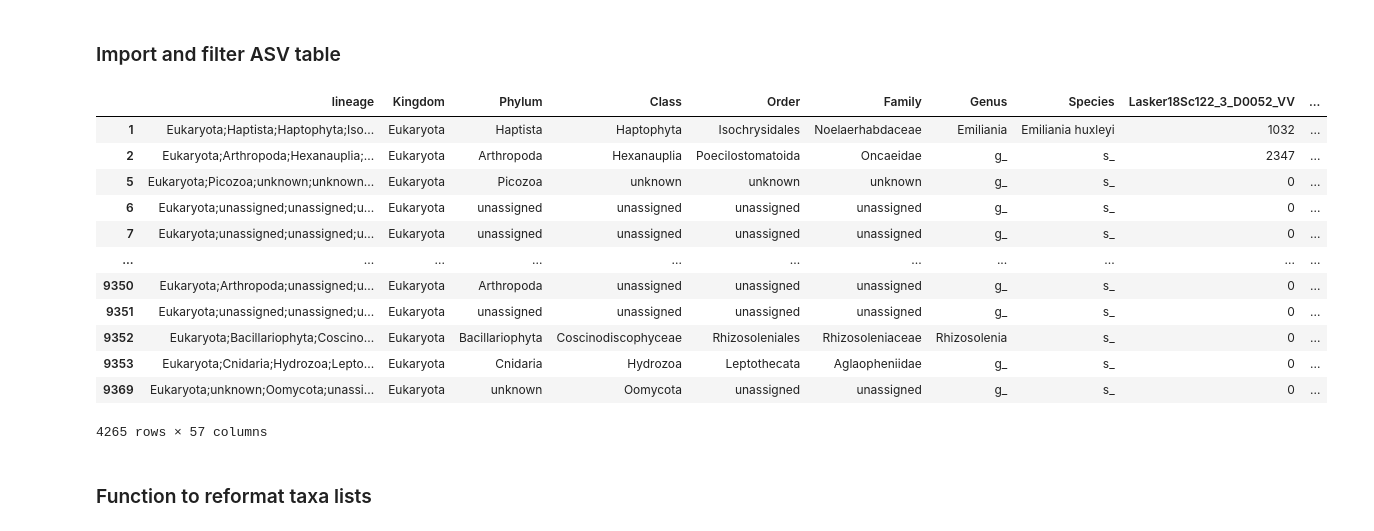
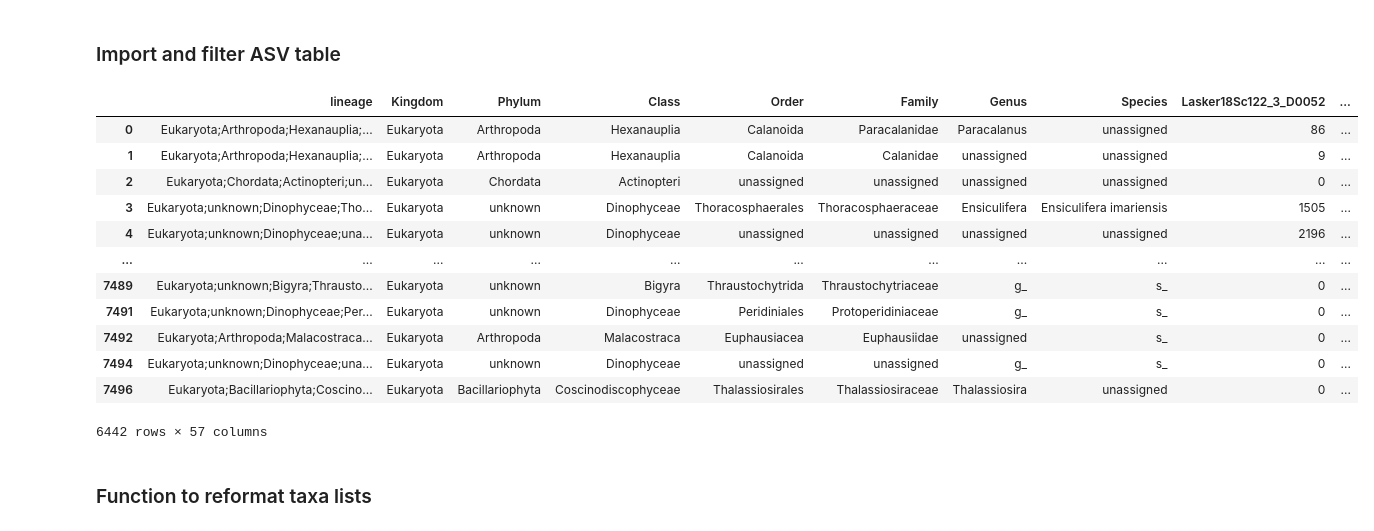
Before and after one commit to nvpatin/eDNA-Visualizations, a Jupyter notebook: compare_observed_taxa_shotgun_vs_amplicons.ipynb, the cells around one changed output. Saved outputs shown, nothing was run; the diff lists cells and outputs as text; code cells hidden in the pictures.

```diff
--- a/compare_observed_taxa_shotgun_vs_amplicons.ipynb
+++ b/compare_observed_taxa_shotgun_vs_amplicons.ipynb
@@ -84,25 +84,25 @@ os.chdir("/Users/nastassia.patin/Desktop/Projects/eCruises 2018/Lasker2018/Metag
 # %% [markdown]
 ### Import and filter ASV table
 # %%
-file = 'RREAS2018_COI_otu_filtered_tax_mgnmatches.csv'
+file = 'Lasker2018_18S_otu_filtered_tax_mgnmatches.csv'
 asvs = pd.read_csv(file)
 asvs = asvs[(asvs['Kingdom'] != 'no_hit') &
             (asvs['Kingdom'] != 'unassigned')] # Remove ASVs wit 'no_hit' or 'unassigned' in Kingdom
 asvs
 # %% [output]
-|  | lineage | Kingdom | Phylum | Class | Order | Family | Genus | Species | Lasker18Sc122_3_D0052_VV | ... |
-| 1 | Eukaryota;Haptista;Haptophyta;Iso... | Eukaryota | Haptista | Haptophyta | Isochrysidales | Noelaerhabdaceae | Emiliania | Emiliania huxleyi | 1032 | ... |
-| 2 | Eukaryota;Arthropoda;Hexanauplia;... | Eukaryota | Arthropoda | Hexanauplia | Poecilostomatoida | Oncaeidae | g_ | s_ | 2347 | ... |
-| 5 | Eukaryota;Picozoa;unknown;unknown... | Eukaryota | Picozoa | unknown | unknown | unknown | g_ | s_ | 0 | ... |
-| 6 | Eukaryota;unassigned;unassigned;u... | Eukaryota | unassigned | unassigned | unassigned | unassigned | g_ | s_ | 0 | ... |
-| 7 | Eukaryota;unassigned;unassigned;u... | Eukaryota | unassigned | unassigned | unassigned | unassigned | g_ | s_ | 0 | ... |
+|  | lineage | Kingdom | Phylum | Class | Order | Family | Genus | Species | Lasker18Sc122_3_D0052 | ... |
+| 0 | Eukaryota;Arthropoda;Hexanauplia;... | Eukaryota | Arthropoda | Hexanauplia | Calanoida | Paracalanidae | Paracalanus | unassigned | 86 | ... |
+| 1 | Eukaryota;Arthropoda;Hexanauplia;... | Eukaryota | Arthropoda | Hexanauplia | Calanoida | Calanidae | unassigned | unassigned | 9 | ... |
+| 2 | Eukaryota;Chordata;Actinopteri;un... | Eukaryota | Chordata | Actinopteri | unassigned | unassigned | unassigned | unassigned | 0 | ... |
+| 3 | Eukaryota;unknown;Dinophyceae;Tho... | Eukaryota | unknown | Dinophyceae | Thoracosphaerales | Thoracosphaeraceae | Ensiculifera | Ensiculifera imariensis | 1505 | ... |
+| 4 | Eukaryota;unknown;Dinophyceae;una... | Eukaryota | unknown | Dinophyceae | unassigned | unassigned | unassigned | unassigned | 2196 | ... |
 | ... | ... | ... | ... | ... | ... | ... | ... | ... | ... | ... |
-| 9350 | Eukaryota;Arthropoda;unassigned;u... | Eukaryota | Arthropoda | unassigned | unassigned | unassigned | g_ | s_ | 0 | ... |
-| 9351 | Eukaryota;unassigned;unassigned;u... | Eukaryota | unassigned | unassigned | unassigned | unassigned | g_ | s_ | 0 | ... |
-| 9352 | Eukaryota;Bacillariophyta;Coscino... | Eukaryota | Bacillariophyta | Coscinodiscophyceae | Rhizosoleniales | Rhizosoleniaceae | Rhizosolenia | s_ | 0 | ... |
-| 9353 | Eukaryota;Cnidaria;Hydrozoa;Lepto... | Eukaryota | Cnidaria | Hydrozoa | Leptothecata | Aglaopheniidae | g_ | s_ | 0 | ... |
-| 9369 | Eukaryota;unknown;Oomycota;unassi... | Eukaryota | unknown | Oomycota | unassigned | unassigned | g_ | s_ | 0 | ... |
+| 7489 | Eukaryota;unknown;Bigyra;Thrausto... | Eukaryota | unknown | Bigyra | Thraustochytrida | Thraustochytriaceae | g_ | s_ | 0 | ... |
+| 7491 | Eukaryota;unknown;Dinophyceae;Per... | Eukaryota | unknown | Dinophyceae | Peridiniales | Protoperidiniaceae | g_ | s_ | 0 | ... |
+| 7492 | Eukaryota;Arthropoda;Malacostraca... | Eukaryota | Arthropoda | Malacostraca | Euphausiacea | Euphausiidae | unassigned | s_ | 0 | ... |
+| 7494 | Eukaryota;unknown;Dinophyceae;una... | Eukaryota | unknown | Dinophyceae | unassigned | unassigned | g_ | s_ | 0 | ... |
+| 7496 | Eukaryota;Bacillariophyta;Coscino... | Eukaryota | Bacillariophyta | Coscinodiscophyceae | Thalassiosirales | Thalassiosiraceae | Thalassiosira | unassigned | 0 | ... |
-4265 rows × 57 columns
+6442 rows × 57 columns
 # %% [markdown]
 ### Function to reformat taxa lists
 # %%
```
Also changed, not shown: parts of 11 cells of this notebook.
